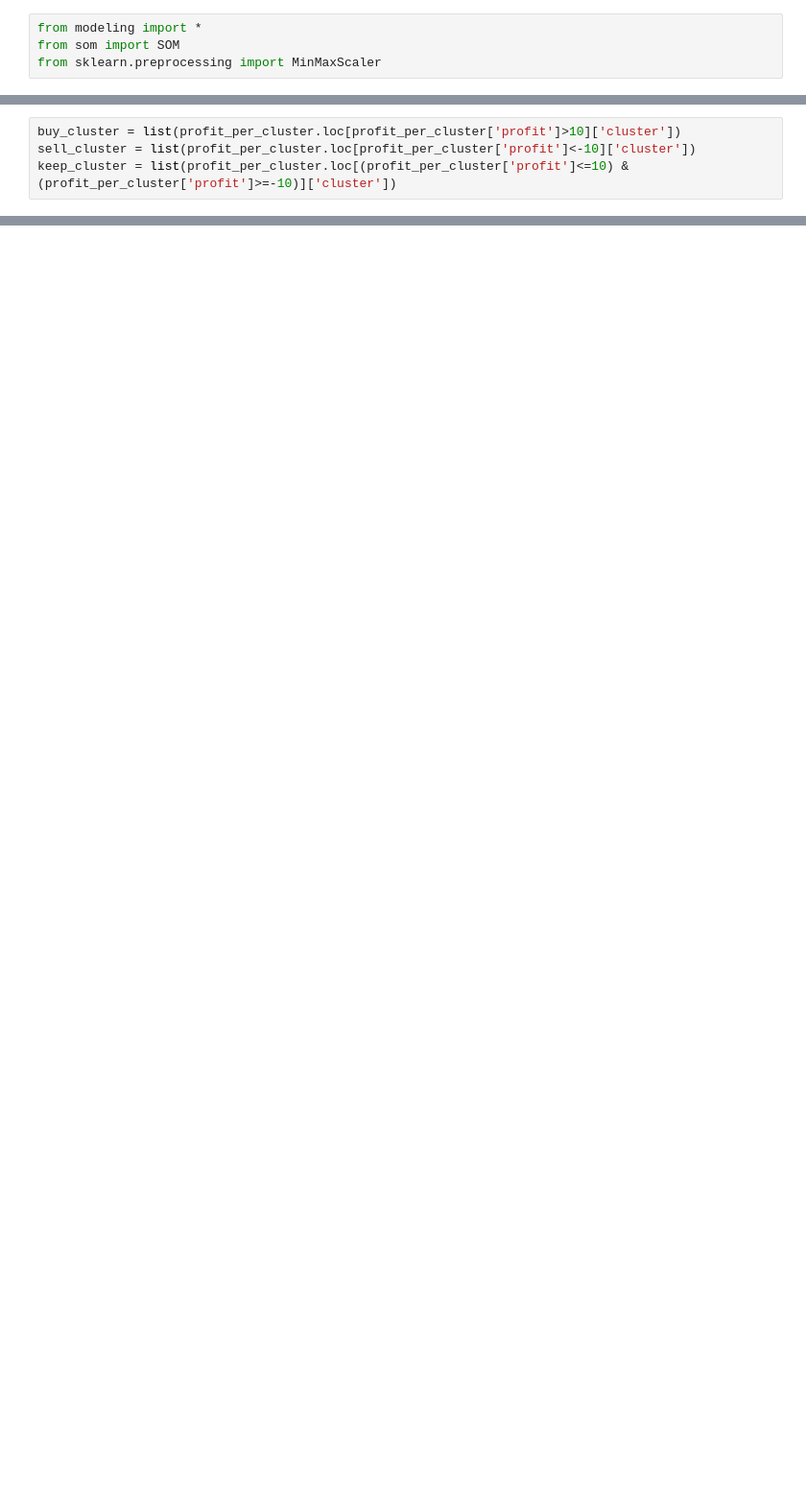
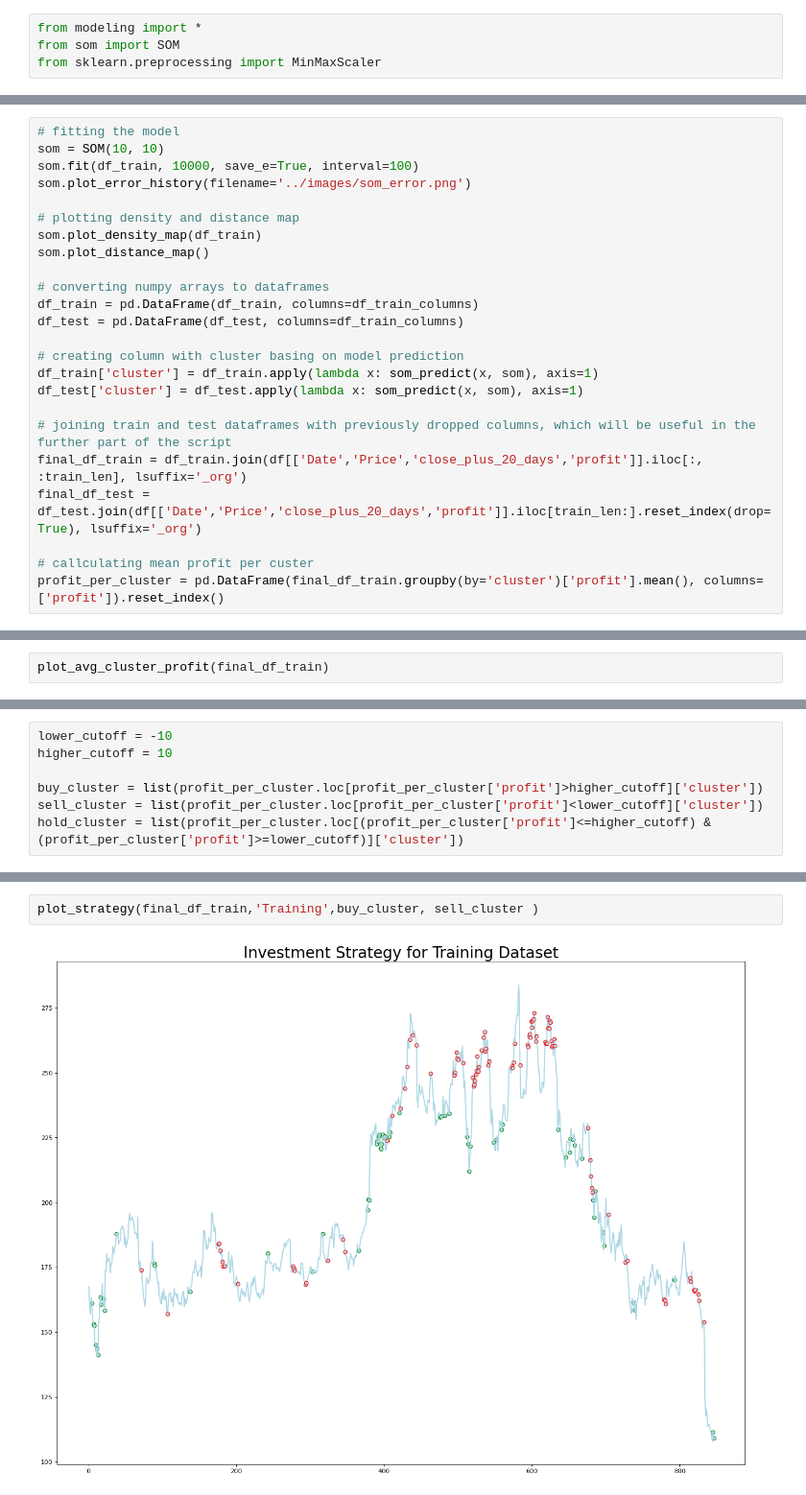
Before and after one commit to DawidSitnik/Investment-Strategy-With-Self-Organizing-Maps, a Jupyter notebook: scripts/modeling.ipynb, the cells around one changed output, grey strips where cells are left out. Shown at 96% size. Cells and saved outputs as stored; diff of their text form; blank space fills up the shorter version.

```diff
--- a/scripts/modeling.ipynb
+++ b/scripts/modeling.ipynb
@@ -121,0 +36,24 @@ profit_per_cluster
+# %%
+# fitting the model
+som = SOM(10, 10)
+som.fit(df_train, 10000, save_e=True, interval=100)
+som.plot_error_history(filename='../images/som_error.png')
+
+# plotting density and distance map
+som.plot_density_map(df_train)
+som.plot_distance_map()
+
+# converting numpy arrays to dataframes
+df_train = pd.DataFrame(df_train, columns=df_train_columns)
+df_test = pd.DataFrame(df_test, columns=df_train_columns)
+
+# creating column with cluster basing on model prediction
+df_train['cluster'] = df_train.apply(lambda x: som_predict(x, som), axis=1)
+df_test['cluster'] = df_test.apply(lambda x: som_predict(x, som), axis=1)
+
+# joining train and test dataframes with previously dropped columns, which will be useful in the further part of the script
+final_df_train = df_train.join(df[['Date','Price','close_plus_20_days','profit']].iloc[:, :train_len], lsuffix='_org')
+final_df_test = df_test.join(df[['Date','Price','close_plus_20_days','profit']].iloc[train_len:].reset_index(drop=True), lsuffix='_org')
+
+# callculating mean profit per custer
+profit_per_cluster = pd.DataFrame(final_df_train.groupby(by='cluster')['profit'].mean(), columns=['profit']).reset_index()
@@ -121,0 +68,2 @@ profit_per_cluster
+# %%
+plot_avg_cluster_profit(final_df_train)
@@ -122,4 +78,7 @@ profit_per_cluster
 # %%
-buy_cluster = list(profit_per_cluster.loc[profit_per_cluster['profit']>10]['cluster'])
-sell_cluster = list(profit_per_cluster.loc[profit_per_cluster['profit']<-10]['cluster'])
-keep_cluster = list(profit_per_cluster.loc[(profit_per_cluster['profit']<=10) & (profit_per_cluster['profit']>=-10)]['cluster'])
+lower_cutoff = -10
+higher_cutoff = 10
+
+buy_cluster = list(profit_per_cluster.loc[profit_per_cluster['profit']>higher_cutoff]['cluster'])
+sell_cluster = list(profit_per_cluster.loc[profit_per_cluster['profit']<lower_cutoff]['cluster'])
+hold_cluster = list(profit_per_cluster.loc[(profit_per_cluster['profit']<=higher_cutoff) & (profit_per_cluster['profit']>=lower_cutoff)]['cluster'])
@@ -155,0 +110,4 @@ plt.plot(final_df_train['Price'],color='lightblue', marker='o', markeredgecolor=
+# %%
+plot_strategy(final_df_train,'Training',buy_cluster, sell_cluster )
+# %% [output]
+[figure, added]
```
Also changed, not shown: parts of 31 cells of this notebook, 2 other files.
